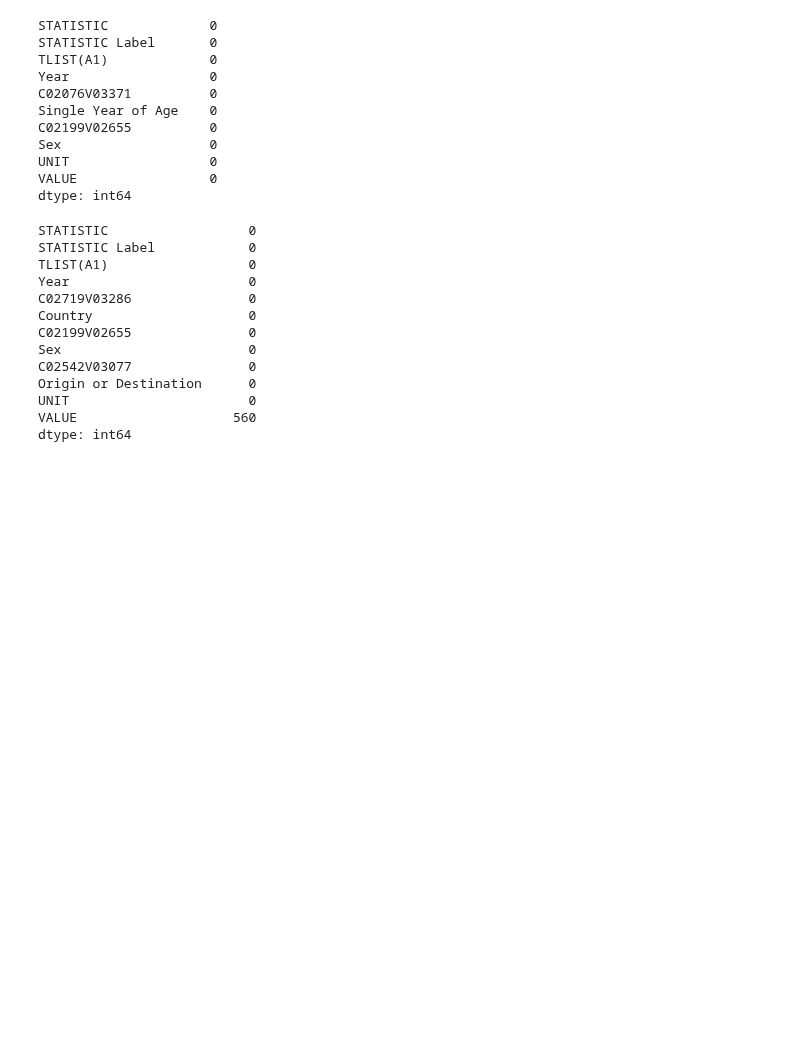
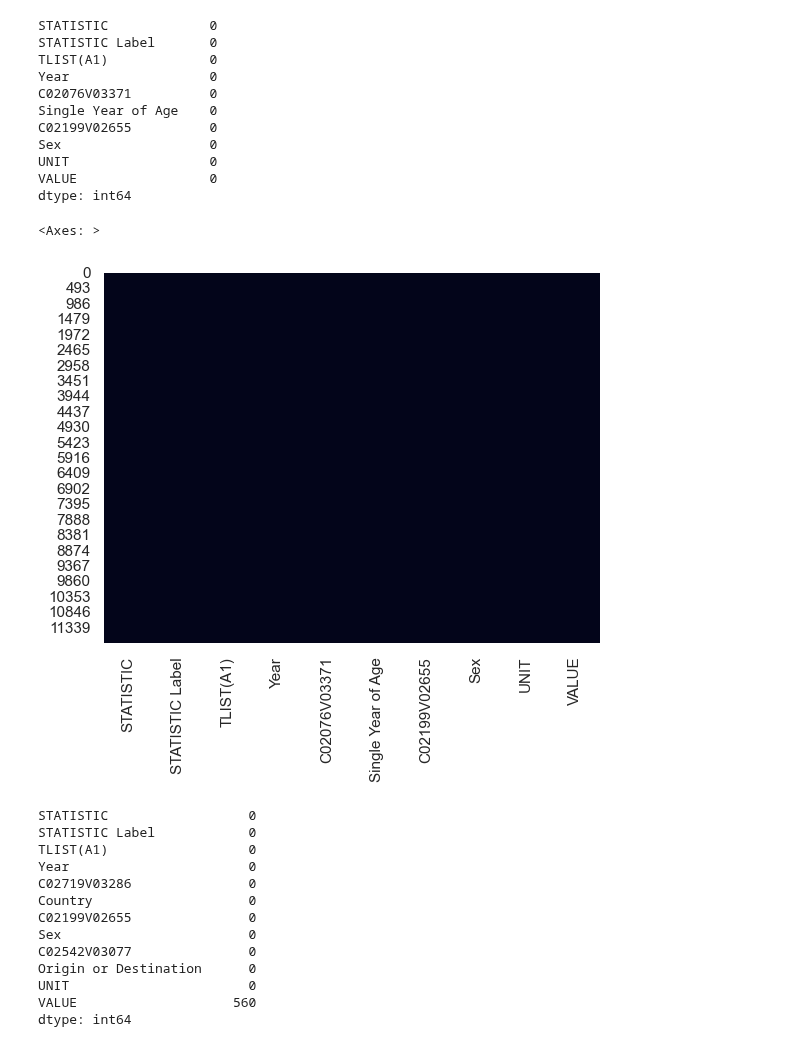
Before and after one commit to Ivkoto/DataAnalyticsMachineLearning, a Jupyter notebook: Data_Preparation/CA1_Data_Prep_V6.ipynb, the cells around one changed output. Saved outputs shown, nothing was run; the diff lists cells and outputs as text; code cells hidden in the pictures; blank space fills up the shorter version.

Commit message:
more logic and visualisations added.

```diff
--- a/Data_Preparation/CA1_Data_Prep_V6.ipynb
+++ b/Data_Preparation/CA1_Data_Prep_V6.ipynb
@@ -307,6 +247,11 @@ Sex                   0
 UNIT                  0
 VALUE                 0
 dtype: int64
+# %%
+sns.heatmap(population_df.isnull(), cbar=False)
+# %% [output]
+<Axes: >
+[figure, added]
 # %%
 migration_missing_values = migration_df.isnull().sum()
 migration_missing_values
```
Also changed, not shown: parts of 18 cells of this notebook.
